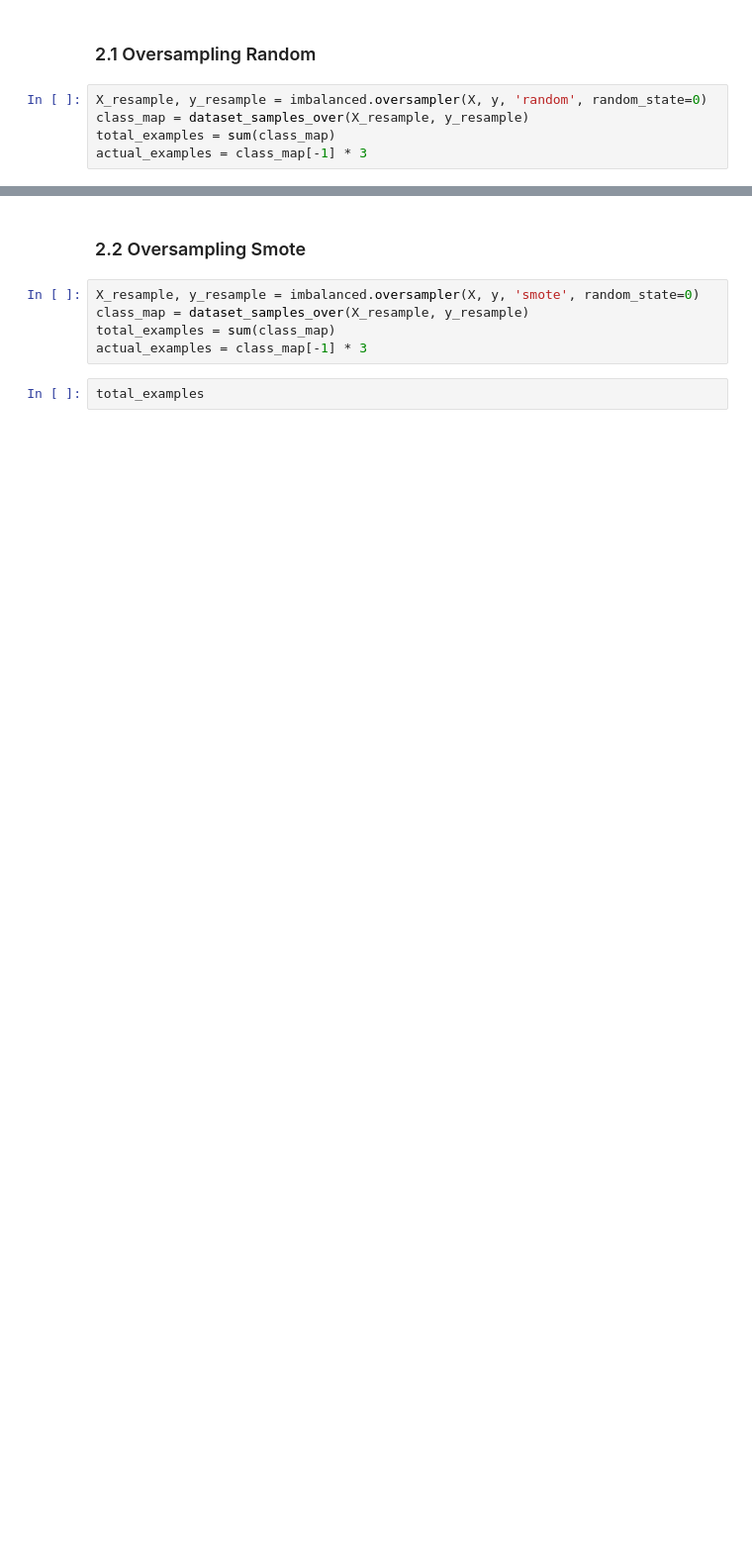
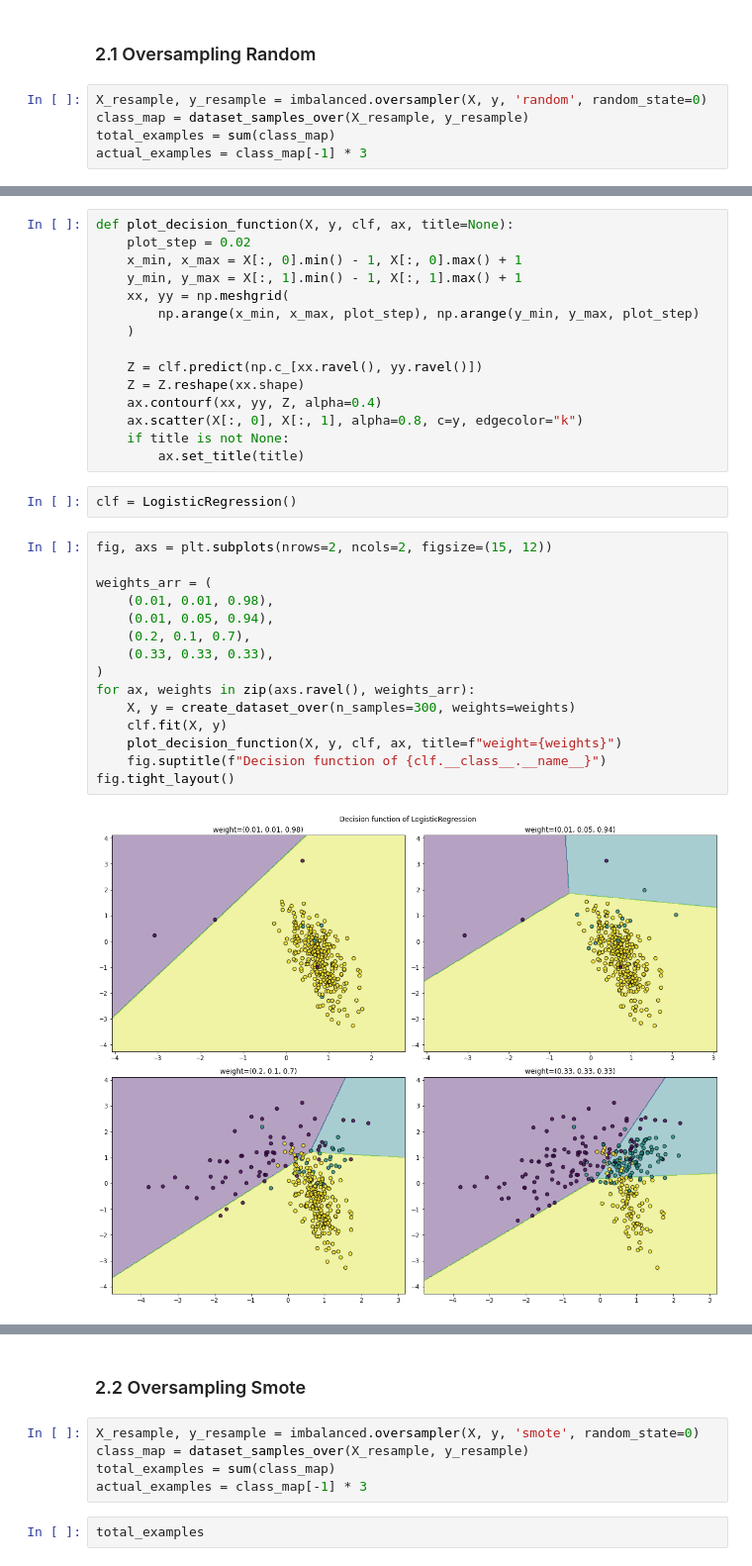
Before and after one commit to GAVB-SERVICOS/Gumly, a Jupyter notebook: exercises/imbalanced.ipynb, the cells around one changed output, grey strips where cells are left out. Shown at 99% size. Saved outputs shown, nothing was run; the diff lists cells and outputs as text; blank space fills up the shorter version.

Commit message:
Adding plot and

```diff
--- a/exercises/imbalanced.ipynb
+++ b/exercises/imbalanced.ipynb
@@ -63,0 +78,34 @@ actual_examples
+# %%
+def plot_decision_function(X, y, clf, ax, title=None):
+    plot_step = 0.02
+    x_min, x_max = X[:, 0].min() - 1, X[:, 0].max() + 1
+    y_min, y_max = X[:, 1].min() - 1, X[:, 1].max() + 1
+    xx, yy = np.meshgrid(
+        np.arange(x_min, x_max, plot_step), np.arange(y_min, y_max, plot_step)
+    )
+
+    Z = clf.predict(np.c_[xx.ravel(), yy.ravel()])
+    Z = Z.reshape(xx.shape)
+    ax.contourf(xx, yy, Z, alpha=0.4)
+    ax.scatter(X[:, 0], X[:, 1], alpha=0.8, c=y, edgecolor="k")
+    if title is not None:
+        ax.set_title(title)
+# %%
+clf = LogisticRegression()
+# %%
+fig, axs = plt.subplots(nrows=2, ncols=2, figsize=(15, 12))
+
+weights_arr = (
+    (0.01, 0.01, 0.98),
+    (0.01, 0.05, 0.94),
+    (0.2, 0.1, 0.7),
+    (0.33, 0.33, 0.33),
+)
+for ax, weights in zip(axs.ravel(), weights_arr):
+    X, y = create_dataset_over(n_samples=300, weights=weights)
+    clf.fit(X, y)
+    plot_decision_function(X, y, clf, ax, title=f"weight={weights}")
+    fig.suptitle(f"Decision function of {clf.__class__.__name__}")
+fig.tight_layout()
+# %% [output]
+[figure, added]
```
Also changed, not shown: parts of 29 cells of this notebook, 2 other files.
